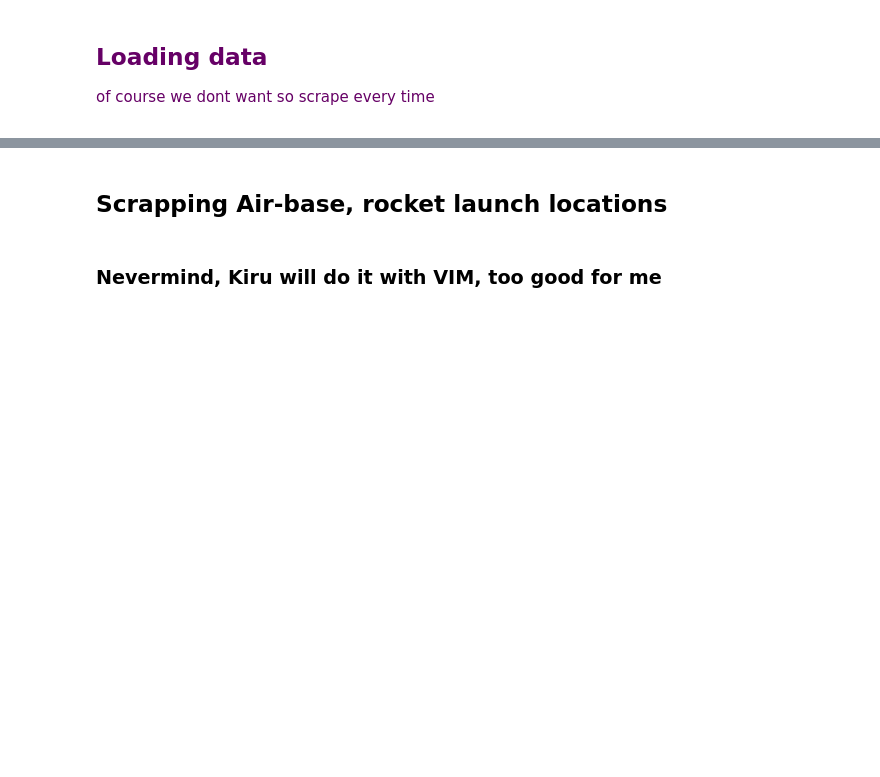
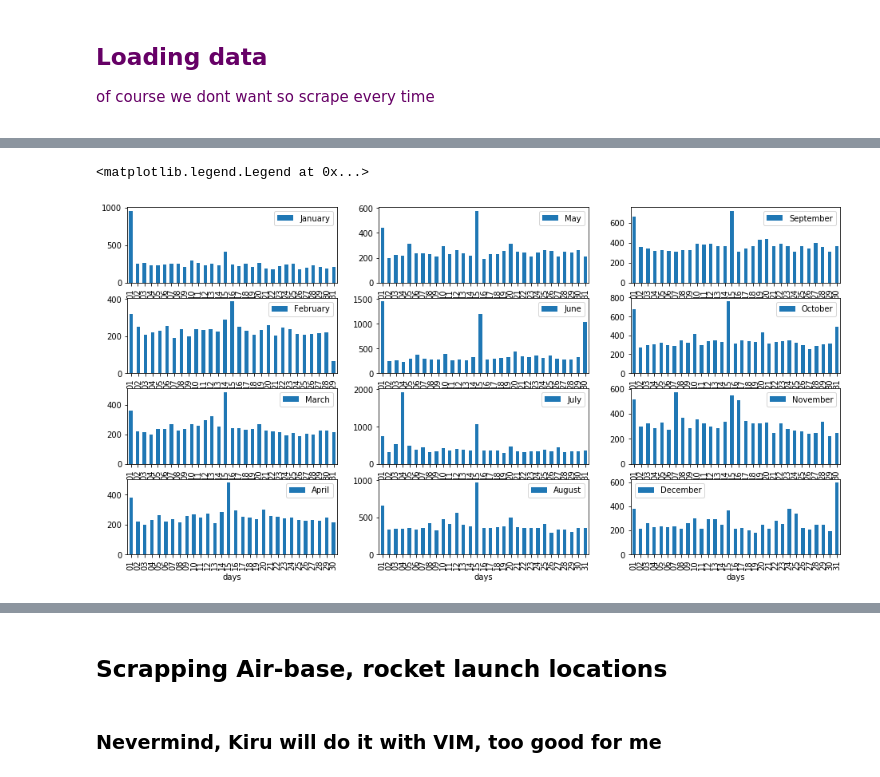
Before and after one commit to kiru/ada_project, a Jupyter notebook: UFO-Jurgis.ipynb, the cells around one changed output, grey strips where cells are left out. Saved outputs shown, nothing was run; the diff lists cells and outputs as text; code cells hidden in the pictures; blank space fills up the shorter version.

```diff
--- a/UFO-Jurgis.ipynb
+++ b/UFO-Jurgis.ipynb
@@ -59,0 +105,44 @@ df_reports.head()
+# %%
+def get_data_for_months(df):
+    df_month = df[['Occurred']].copy()
+    df_month = df_month[(df_month.Occurred.dt.year > 1900)]
+    months = []
+    for i in range(1,13):
+        df_month_iter = df_month[(df_month.Occurred.dt.month == i)].copy()
+        index_list = df_month_iter[df_month_iter.Occurred.isna()].index
+        df_month_iter = df_month_iter.dropna()
+        df_month_iter['days'] = df_month_iter.Occurred.map(lambda x: x.strftime('%d'))
+        each_month = df_month_iter.groupby(by='days').count()
+        months.append(each_month)
+    return months
+# %%
+months = get_data_for_months(df_reports)
+# %%
+figs, axis = subplots(nrows=4,ncols=3)
+months[0].plot.bar(ax=axis[0,0],figsize=(16,8))
+axis[0,0].legend(['January'])
+months[1].plot.bar(ax=axis[1,0])
+axis[1,0].legend(['February'])
+months[2].plot.bar(ax=axis[2,0])
+axis[2,0].legend(['March'])
+months[3].plot.bar(ax=axis[3,0])
+axis[3,0].legend(['April'])
+months[4].plot.bar(ax=axis[0,1])
+axis[0,1].legend(['May'])
+months[5].plot.bar(ax=axis[1,1])
+axis[1,1].legend(['June'])
+months[6].plot.bar(ax=axis[2,1])
+axis[2,1].legend(['July'])
+months[7].plot.bar(ax=axis[3,1])
+axis[3,1].legend(['August'])
+months[8].plot.bar(ax=axis[0,2])
+axis[0,2].legend(['September'])
+months[9].plot.bar(ax=axis[1,2])
+axis[1,2].legend(['October'])
+months[10].plot.bar(ax=axis[2,2])
+axis[2,2].legend(['November'])
+months[11].plot.bar(ax=axis[3,2])
+axis[3,2].legend(['December'])
+# %% [output]
+<matplotlib.legend.Legend at 0x...>
+[figure, added]
```
Also changed, not shown: parts of 21 cells of this notebook.
